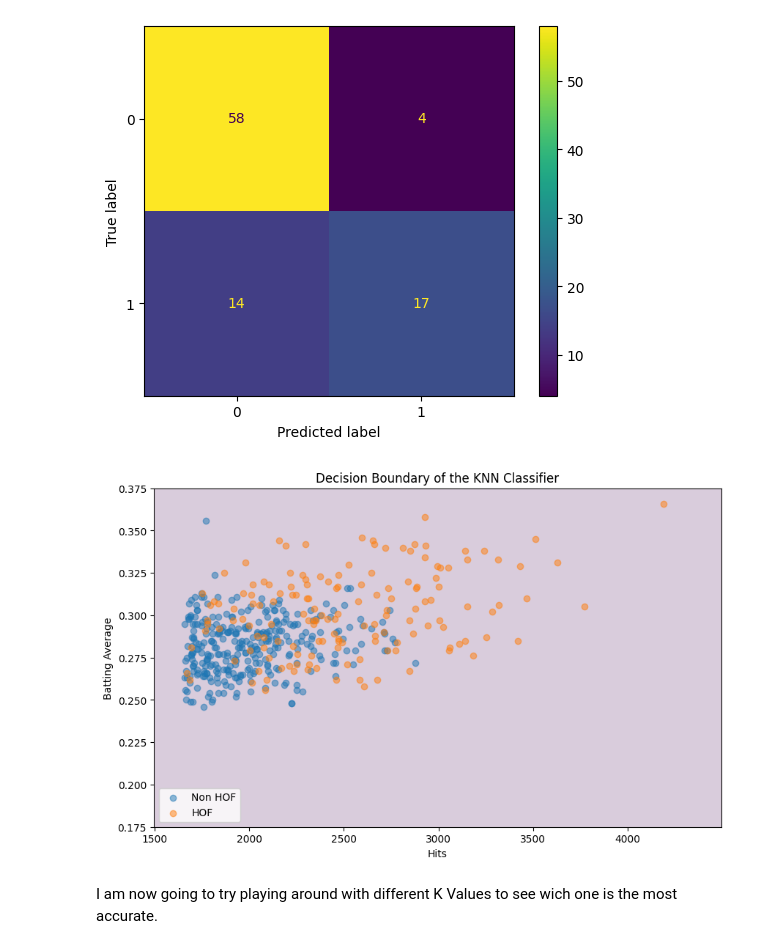
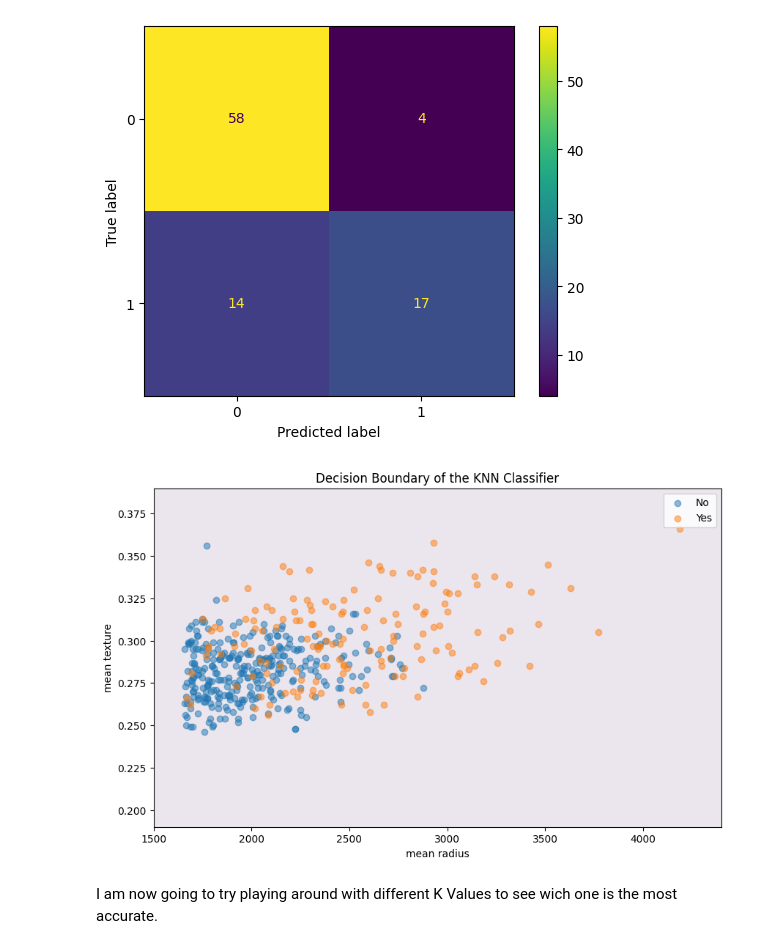
Before and after one commit to LucaMorocco/Luca-s-room, a Jupyter notebook: Coding_School_data_science_project_Baseball.ipynb, the cells around one changed output. Drawn from its saved outputs; the diff is of its cells as text; code cells hidden in the pictures.

```diff
--- a/Coding_School_data_science_project_Baseball.ipynb
+++ b/Coding_School_data_science_project_Baseball.ipynb
@@ -561,3 +563,6 @@ Since Hits and batting average gave a pretty good seperation line between Hall o
 # %%
-features = df_one[["Batting Average","Hits"]]
-label = df_one["Hall of Fame"]
+df_bb = df_one.dropna()
+
+features = df_bb[["Batting Average","Hits"]]
+label = df_bb["Hall of Fame"]
+label
@@ -566,11 +586,11 @@ X_train, X_test, y_train, y_test = model_selection.train_test_split(features, la
 # %%
 from sklearn.neighbors import KNeighborsClassifier
 # %%
-BBmodel = KNeighborsClassifier(n_neighbors= 4)
+bbmodel = KNeighborsClassifier(n_neighbors= 4)
 # %%
-BBmodel.fit(X_train, y_train)
-BBpredict = BBmodel.predict(X_test)
-print("Accuracy Score: ", metrics.accuracy_score(y_test,BBpredict))
+bbmodel.fit(X_train, y_train)
+bbpredict = bbmodel.predict(X_test)
+print("Accuracy Score: ", metrics.accuracy_score(y_test,bbpredict))
 # %% [output]
 Accuracy Score:  0.8064516129032258
 # %%
@@ -581,23 +601,23 @@ metrics.ConfusionMatrixDisplay.from_predictions(y_test,BBpredict)
 # %%
 fig, ax = plt.subplots(figsize=(10,6))
 
-xx, yy = np.meshgrid(np.arange(1500, 4500, 10),
-                     np.arange(0.2, 0.4, 0.05))
-z = BBmodel.predict(np.c_[xx.ravel(), yy.ravel()])
+xx, yy = np.meshgrid(np.arange(1500, 4400, 0.1),
+                     np.arange(0.24,0.4, 0.1))
+z = bbmodel.predict(np.c_[xx.ravel(), yy.ravel()])
 z = z.reshape(xx.shape)
 
-ax.pcolormesh(xx, yy, z, alpha=0.2)
+ax.pcolormesh(xx, yy, z, alpha=0.1)
 
-for label, data in df_one.groupby('Hall of Fame'):
-  ax.scatter(data["Hits"], data["Batting Average"], label=["Non HOF","HOF"][label], alpha=0.5)
+for label, data in df_bb.groupby('Hall of Fame'):
+  ax.scatter(data["Hits"], data["Batting Average"], label=["No","Yes"][label], alpha=0.5)
 
 ax.set_title("Decision Boundary of the KNN Classifier")
-ax.set_xlabel("Hits")
-ax.set_ylabel("Batting Average")
+ax.set_xlabel("mean radius")
+ax.set_ylabel("mean texture")
 ax.legend()
 plt.show()
 # %% [output]
-[figure, old version]
+[figure, new version]
 # %% [markdown]
 I am now going to try playing around with different K Values to see wich one is the most accurate.
 # %%
```
Also changed, not shown: parts of 16 cells of this notebook.
